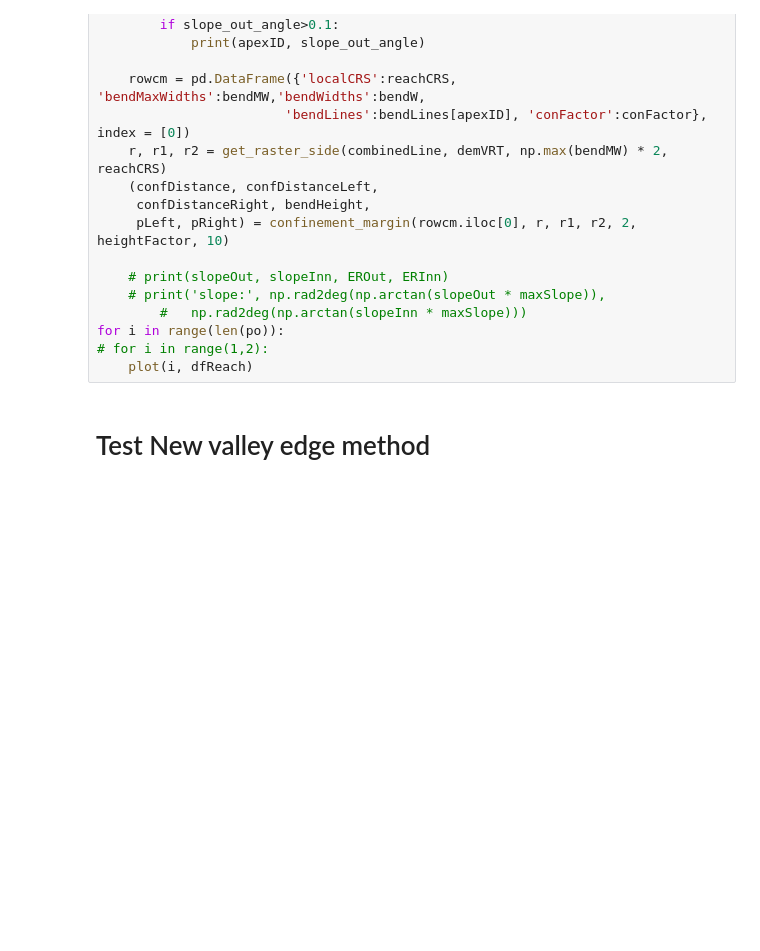
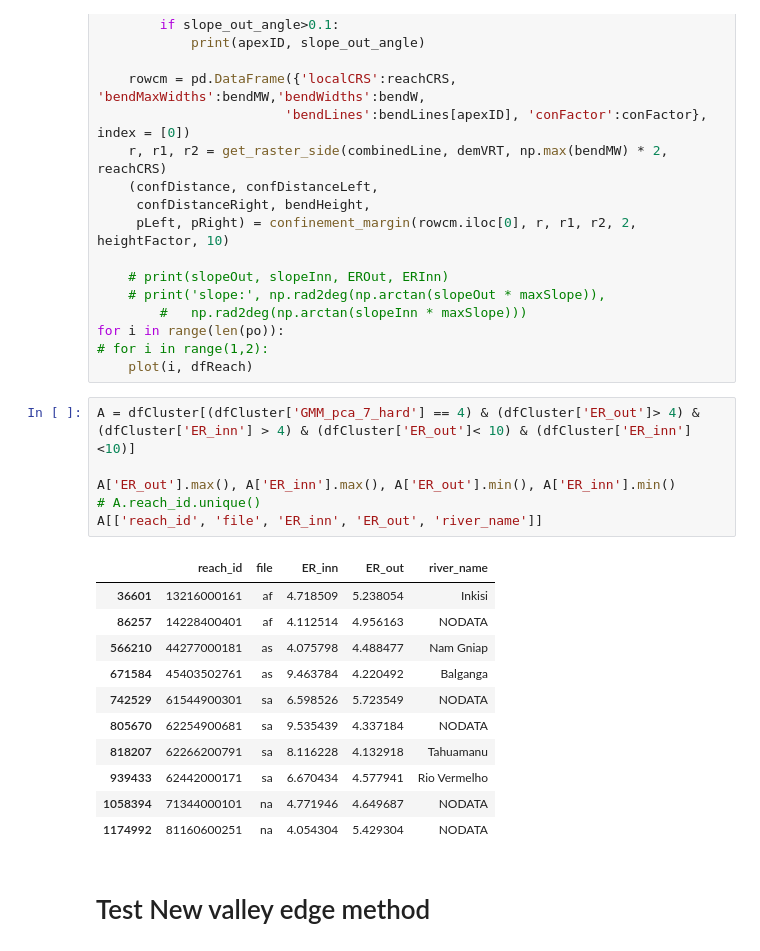
Before and after one commit to niekcde/river-confinement, a Jupyter notebook: test_orthogonals.ipynb, the cells around one changed output. Saved outputs shown, nothing was run; the diff lists cells and outputs as text; blank space fills up the shorter version.

```diff
--- a/test_orthogonals.ipynb
+++ b/test_orthogonals.ipynb
@@ -682,6 +601,24 @@ def plot(apexID,row):
 for i in range(len(po)):
 # for i in range(1,2):
     plot(i, dfReach)
+# %%
+A = dfCluster[(dfCluster['GMM_pca_7_hard'] == 4) & (dfCluster['ER_out']> 4) & (dfCluster['ER_inn'] > 4) & (dfCluster['ER_out']< 10) & (dfCluster['ER_inn'] <10)]
+
+A['ER_out'].max(), A['ER_inn'].max(), A['ER_out'].min(), A['ER_inn'].min()
+# A.reach_id.unique()
+A[['reach_id', 'file', 'ER_inn', 'ER_out', 'river_name']]
+# %% [output]
+|  | reach_id | file | ER_inn | ER_out | river_name |
+| 36601 | 13216000161 | af | 4.718509 | 5.238054 | Inkisi |
+| 86257 | 14228400401 | af | 4.112514 | 4.956163 | NODATA |
+| 566210 | 44277000181 | as | 4.075798 | 4.488477 | Nam Gniap |
+| 671584 | 45403502761 | as | 9.463784 | 4.220492 | Balganga |
+| 742529 | 61544900301 | sa | 6.598526 | 5.723549 | NODATA |
+| 805670 | 62254900681 | sa | 9.535439 | 4.337184 | NODATA |
+| 818207 | 62266200791 | sa | 8.116228 | 4.132918 | Tahuamanu |
+| 939433 | 62442000171 | sa | 6.670434 | 4.577941 | Rio Vermelho |
+| 1058394 | 71344000101 | na | 4.771946 | 4.649687 | NODATA |
+| 1174992 | 81160600251 | na | 4.054304 | 5.429304 | NODATA |
 # %% [markdown]
 # Test New valley edge method
 # %%
```
Also changed, not shown: parts of 40 cells of this notebook, 18 other files.
